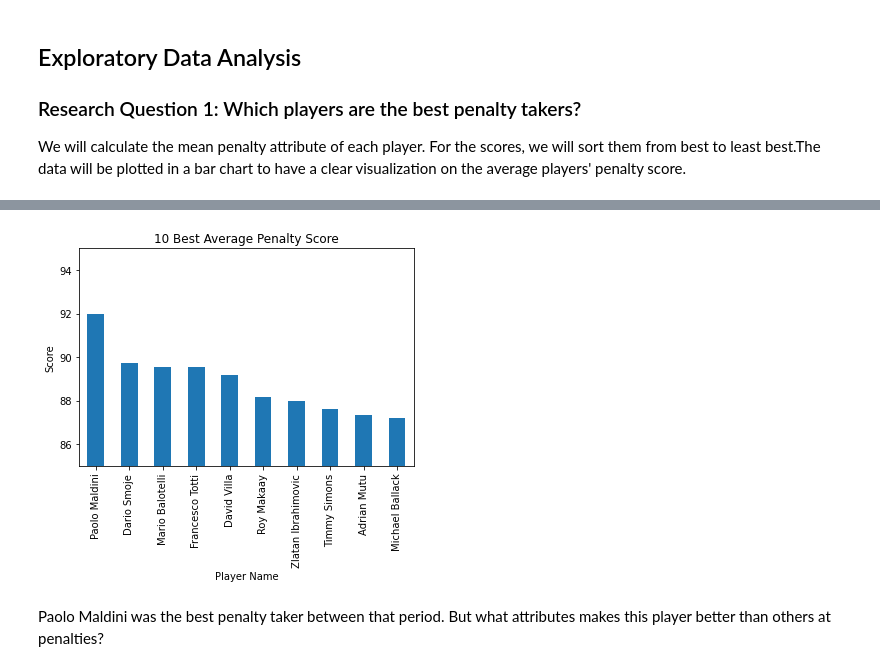
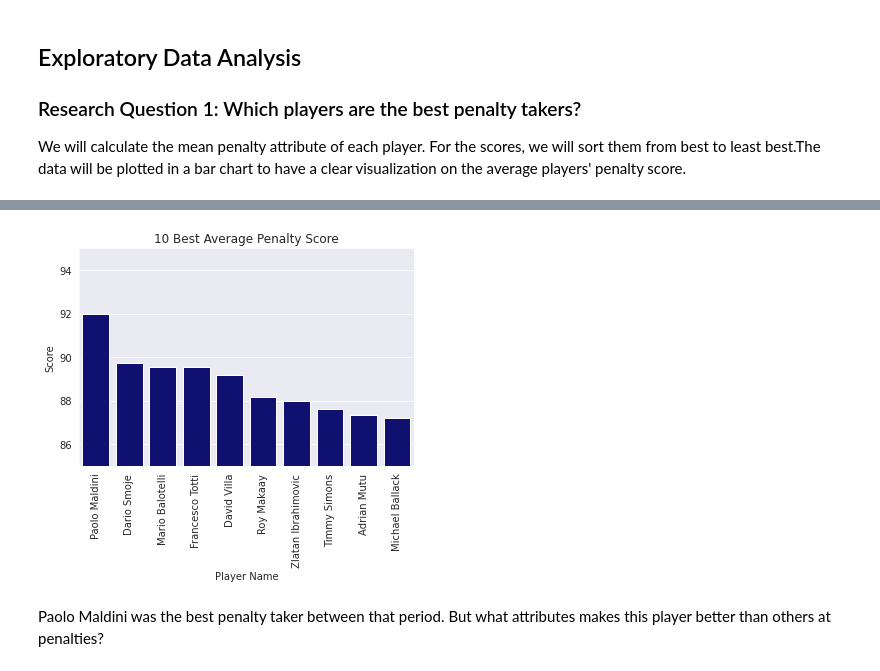
Before and after one commit to DaveOkpare/european-soccer-analysis, a Jupyter notebook: Investigate_a_Dataset.ipynb, the cells around one changed output, grey strips where cells are left out. Cells and saved outputs as stored; diff of their text form; code cells hidden in the pictures.

```diff
--- a/Investigate_a_Dataset.ipynb
+++ b/Investigate_a_Dataset.ipynb
@@ -77,6 +65,7 @@ import matplotlib.pyplot as plt
 import seaborn as sns
 
 pd.set_option('display.max_columns', 500)
+sns.set_style('darkgrid')
 # %% [markdown]
 <a id='wrangling'></a>
 ## Data Wrangling
@@ -372,4 +365,5 @@ player_df.drop(index=[84923, 84924], inplace=True)
 team_df.drop_duplicates(inplace=True)
 # %%
 # Filling missing values with mean
-player_df.fillna(player_df.mean(), inplace=True)
+player_numeric_columns = player_df.select_dtypes(include=np.number)
+player_numeric_columns.fillna(player_numeric_columns.mean(), inplace=True)
@@ -384,3 +383,10 @@ team_df.dropna(axis='columns', inplace=True)
 ### Research Question 1: Which players are the best penalty takers?
 
 We will calculate the mean penalty attribute of each player. For the scores, we will sort them from best to least best.The data will be plotted in a bar chart to have a clear visualization on the average players' penalty score.
+# %%
+# Groups the dataframe by mean
+def groupby_mean(data, x, y=None):
+    '''A function to pivot dataframe with mean()'''
+    if y is None:
+        return data.groupby(x).mean()
+    return data.groupby(x).mean()[y]
@@ -387,3 +400,3 @@ We will calculate the mean penalty attribute of each player. For the scores, we
 # %%
-best_penalty_takers = player_df.groupby('player_name').mean()['penalties'].sort_values(ascending=False).head(10)
-best_penalty_takers
+best_penalty_takers = groupby_mean(player_df, x='player_name', y='penalties')
+best_penalty_takers = best_penalty_takers.sort_values(ascending=False).head(10)
@@ -403,11 +403,12 @@ Name: penalties, dtype: float64
 # %%
-best_penalty_takers.plot(kind='bar', rot=90)
+ax = sns.barplot(y=best_penalty_takers.values, x=best_penalty_takers.index, color='navy')
+ax.tick_params(axis='x', rotation=90)
 plt.ylim(85, 95)
 plt.title('10 Best Average Penalty Score')
 plt.xlabel("Player Name")
 plt.ylabel("Score");
 # %% [output]
-[figure, old version]
+[figure, new version]
 # %% [markdown]
 Paolo Maldini was the best penalty taker between that period. But what attributes makes this player better than others at penalties?
 # %% [markdown]
```
Also changed, not shown: parts of 34 cells of this notebook.
